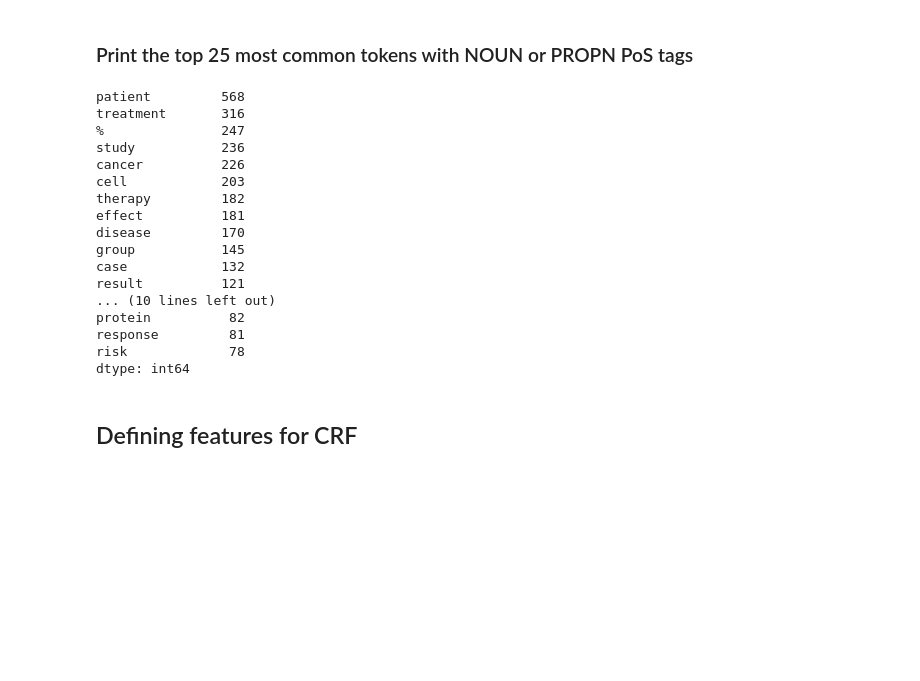
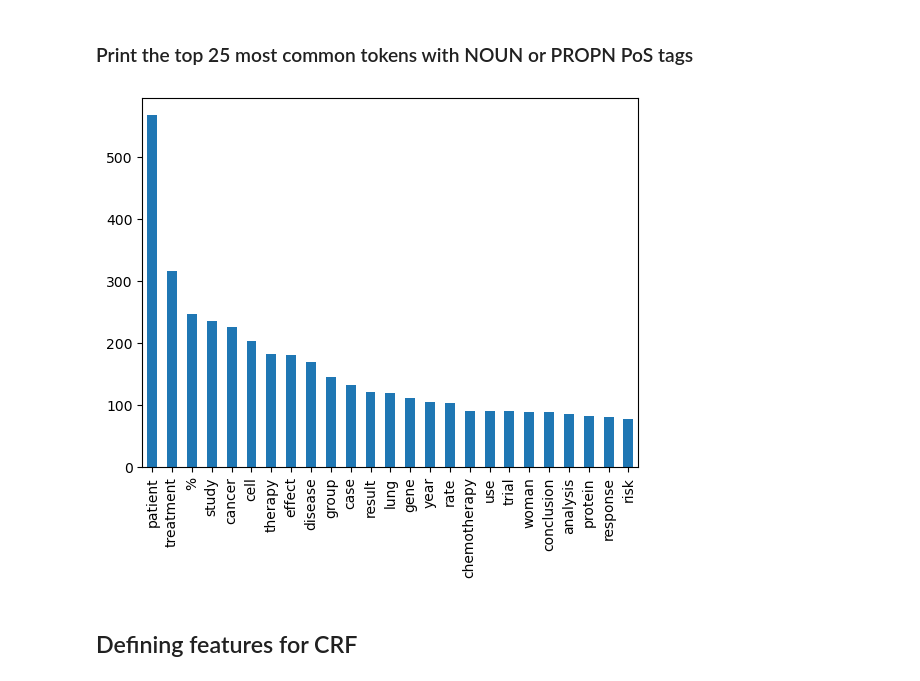
Before and after one commit to mohsin-tariq/healthcare-data-analysis, a Jupyter notebook: healthcare-data-analysis.ipynb, the cells around one changed output. Saved outputs shown, nothing was run; the diff lists cells and outputs as text; code cells hidden in the pictures; blank space fills up the shorter version.

Commit message:
added chart

```diff
--- a/healthcare-data-analysis.ipynb
+++ b/healthcare-data-analysis.ipynb
@@ -113,25 +113,14 @@ Result for few samples of NOUN and PROPN ['birth', 'week', 'university', 'vermon
 # %% [markdown]
 ### Print the top 25 most common tokens with NOUN or PROPN PoS tags
 # %%
-pd.Series(result).value_counts().head(25)
+top25 =  pd.Series(result).value_counts().head(25)
-# %% [output]
-patient         568
-treatment       316
-%               247
-study           236
-cancer          226
-cell            203
-therapy         182
-effect          181
-disease         170
-group           145
-case            132
-result          121
-... (10 lines left out)
-protein          82
-response         81
-risk             78
-dtype: int64
+# %%
+import matplotlib.pyplot as plt
+
+top25.plot(kind='bar')
+plt.show()
+# %% [output]
+[figure, added]
 # %% [markdown]
 ## Defining features for CRF
 # %% [markdown]
```
